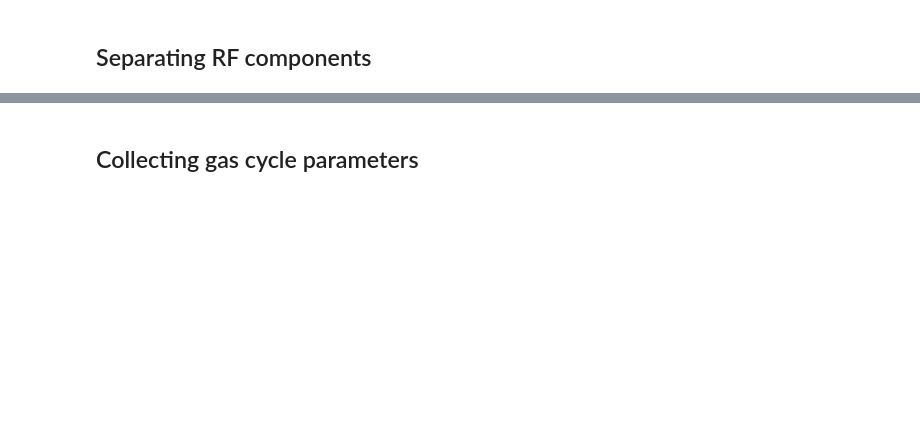
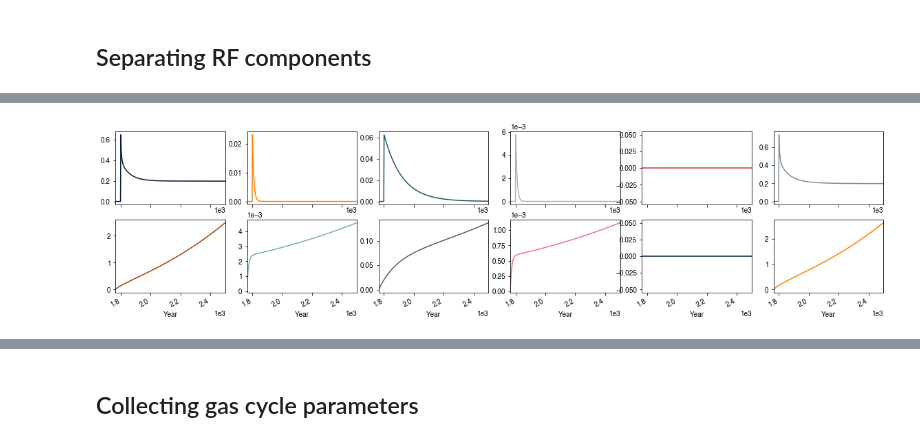
Before and after one commit to njleach/GIR, a Jupyter notebook: GIR/Building_GIR.ipynb, the cells around one changed output, grey strips where cells are left out. Saved outputs shown, nothing was run; the diff lists cells and outputs as text; code cells hidden in the pictures; blank space fills up the shorter version.

```diff
--- a/GIR/Building_GIR.ipynb
+++ b/GIR/Building_GIR.ipynb
@@ -390,2 +448,4 @@ for axis in [x for x in list(out_dict.keys())[:-2] if type(x)==pd.core.frame.Dat
 # %%
-out_dict['RF'].plot(subplots=True,layout=(4,6),figsize=(20,10),legend=False)
+RF_plot = out_dict['RF'].plot(subplots=True,layout=(4,6),figsize=(20,10),legend=False)
+# %% [output]
+[figure, added]
```
Also changed, not shown: parts of 22 cells of this notebook, 11 other files.
